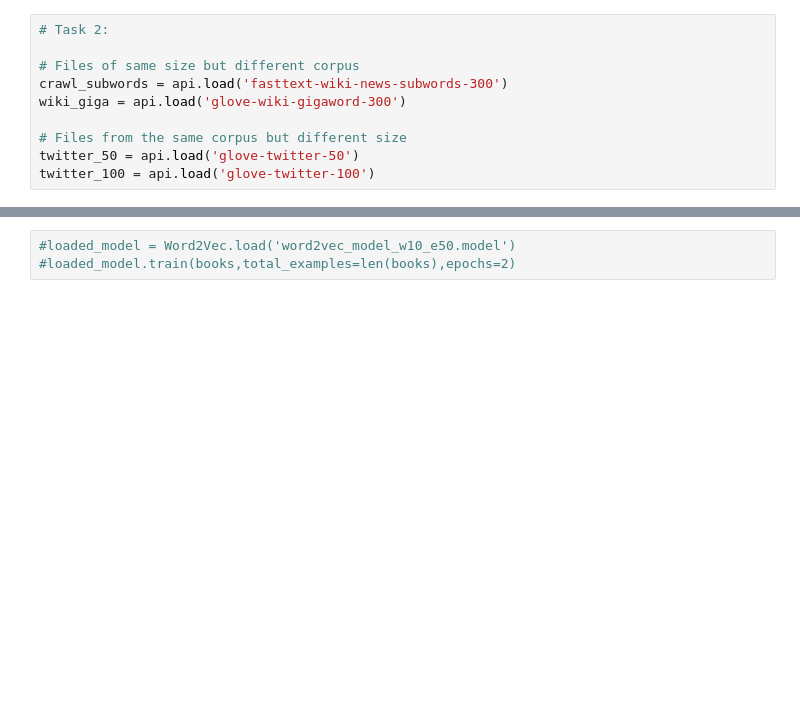
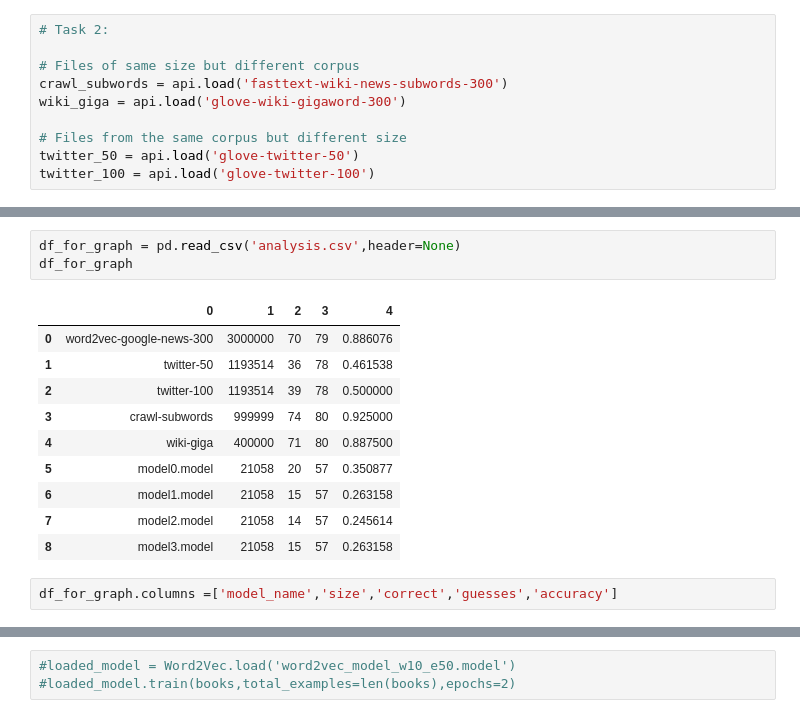
Before and after one commit to LouMeziere/Synonym-Test, a Jupyter notebook: file.ipynb, the cells around one changed output, grey strips where cells are left out. Drawn from its saved outputs; the diff is of its cells as text; blank space fills up the shorter version.

```diff
--- a/file.ipynb
+++ b/file.ipynb
@@ -141,0 +177,16 @@ analysis_part_two()
+# %%
+df_for_graph = pd.read_csv('analysis.csv',header=None)
+df_for_graph
+# %% [output]
+|  | 0 | 1 | 2 | 3 | 4 |
+| 0 | word2vec-google-news-300 | 3000000 | 70 | 79 | 0.886076 |
+| 1 | twitter-50 | 1193514 | 36 | 78 | 0.461538 |
+| 2 | twitter-100 | 1193514 | 39 | 78 | 0.500000 |
+| 3 | crawl-subwords | 999999 | 74 | 80 | 0.925000 |
+| 4 | wiki-giga | 400000 | 71 | 80 | 0.887500 |
+| 5 | model0.model | 21058 | 20 | 57 | 0.350877 |
+| 6 | model1.model | 21058 | 15 | 57 | 0.263158 |
+| 7 | model2.model | 21058 | 14 | 57 | 0.245614 |
+| 8 | model3.model | 21058 | 15 | 57 | 0.263158 |
+# %%
+df_for_graph.columns =['model_name','size','correct','guesses','accuracy']
```
Also changed, not shown: parts of 10 cells of this notebook, 25 other files.
